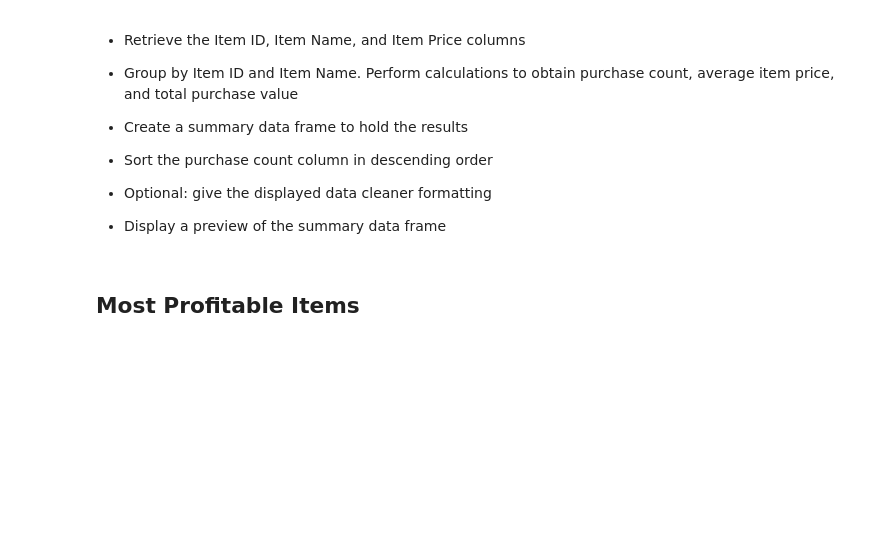
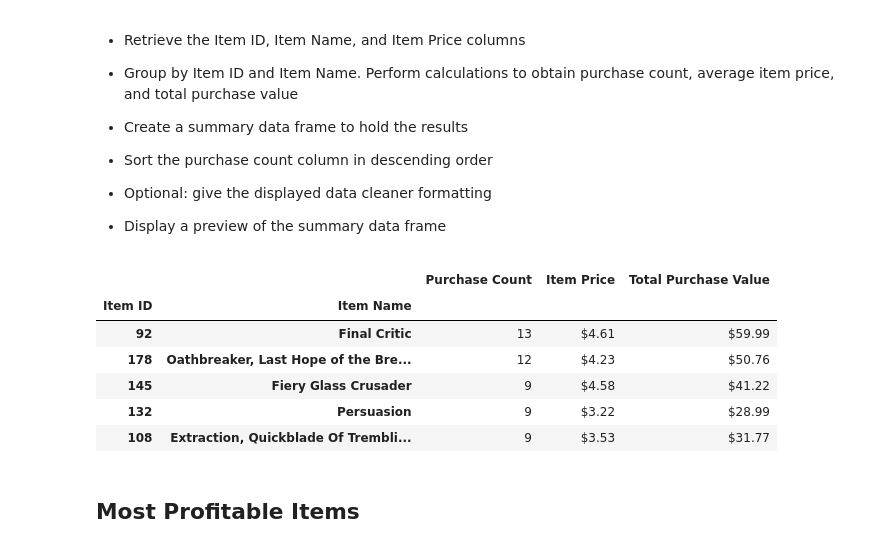
Before and after one commit to dalismo/pandas-challenge, a Jupyter notebook: HeroesOfPymoli/HeroesOfPymoli_starter.ipynb, the cells around one changed output. Drawn from its saved outputs; the diff is of its cells as text; code cells hidden in the pictures; blank space fills up the shorter version.

```diff
--- a/HeroesOfPymoli/HeroesOfPymoli_starter.ipynb
+++ b/HeroesOfPymoli/HeroesOfPymoli_starter.ipynb
@@ -352,15 +352,39 @@ group_sorting_df.head()
 # %%
 # Grabbing needed columns from data
 item_data = purchase_data[['Item ID', 'Item Name', 'Price']]
 
 # Group by Item ID and Item Name.
 top_buys = pd.DataFrame(item_data.groupby(['Item ID', 'Item Name']).agg({'Price':['count', 'sum']}))
 
 # Take away column header
 top_buys.columns = top_buys.columns.get_level_values(1)
 
 # Inserting new column that shows the original price
 top_buys['Item Price'] = top_buys['sum']/top_buys['count']
+
+# Time to sort the columns in order
+top_buys = top_buys[['count', 'Item Price', 'sum']]
+
+# Renaming the column headers
+top_buys = top_buys.rename(index=str, columns={'count': 'Purchase Count', 'sum': 'Total Purchase Value'})
+
+# Sort the purchase count column to show most popular
+top_buys = top_buys.sort_values(by='Purchase Count', ascending=False)
+
+# Only show the top 5 popular items
+top_5_buys = top_buys[0:5]
+
+# Doing some formating on the data
+top_5_buys = top_5_buys.style.format({'Total Purchase Value': '${:.2f}', 'Item Price': '${:.2f}'})
+top_5_buys
+# %% [output]
+|  |  | Purchase Count | Item Price | Total Purchase Value |
+| Item ID | Item Name |  |  |  |
+| 92 | Final Critic | 13 | $4.61 | $59.99 |
+| 178 | Oathbreaker, Last Hope of the Bre... | 12 | $4.23 | $50.76 |
+| 145 | Fiery Glass Crusader | 9 | $4.58 | $41.22 |
+| 132 | Persuasion | 9 | $3.22 | $28.99 |
+| 108 | Extraction, Quickblade Of Trembli... | 9 | $3.53 | $31.77 |
 # %% [markdown]
 ## Most Profitable Items
 # %% [markdown]
```
Also changed, not shown: parts of 2 cells of this notebook.
